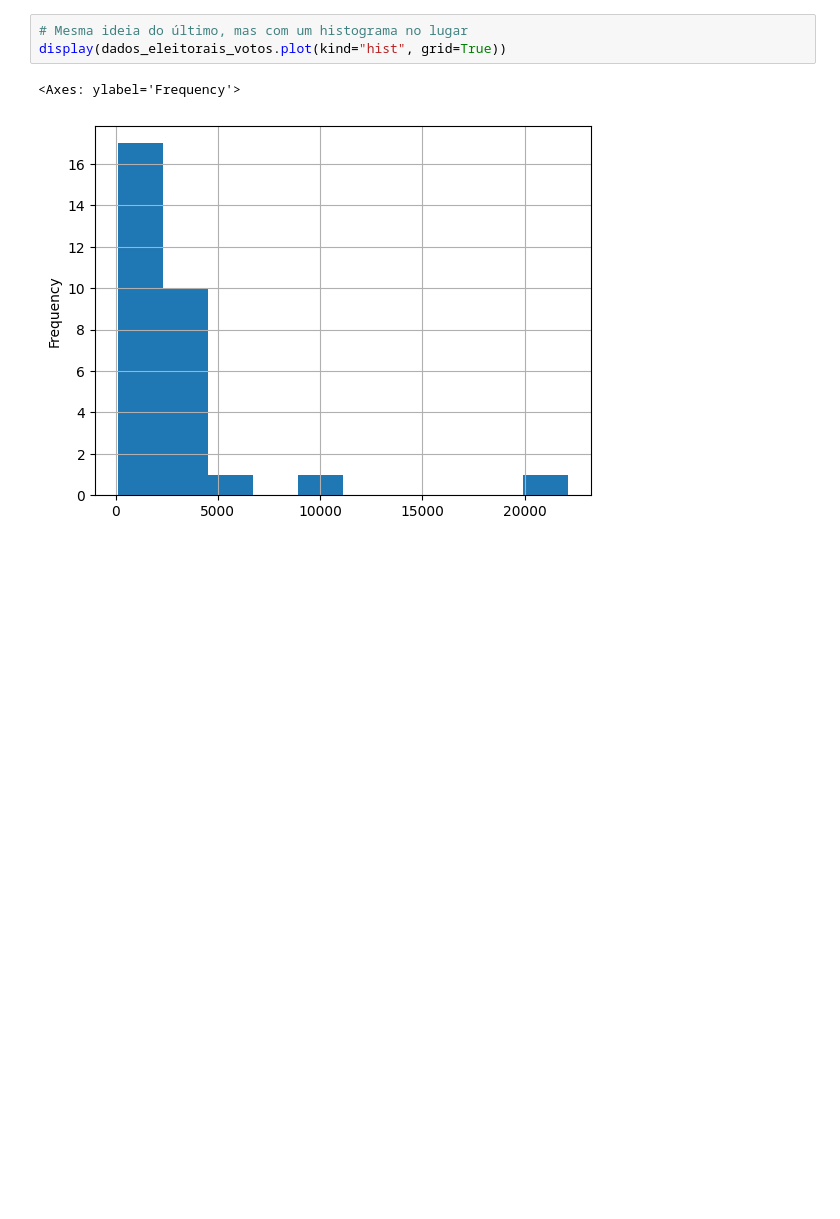
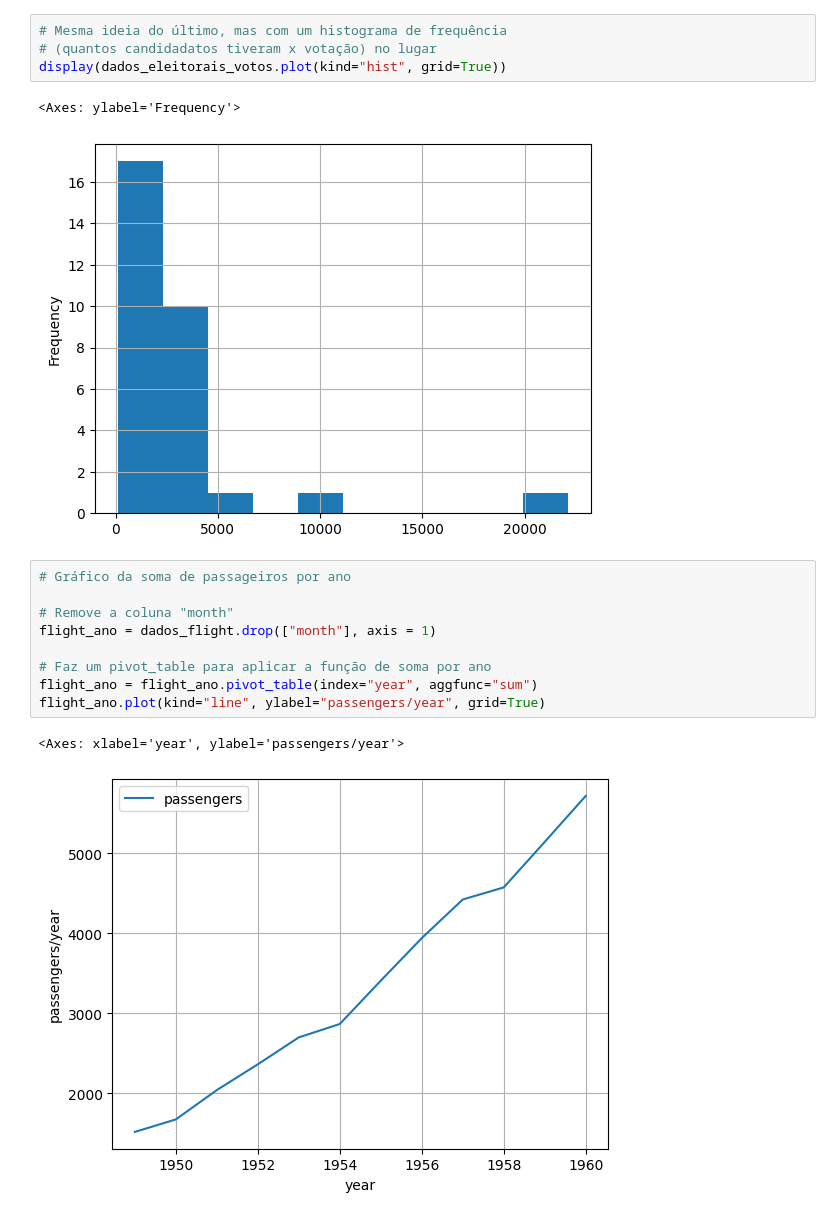
Before and after one commit to LeonardoVS-dev/Fundamentos, a Jupyter notebook: graphs.ipynb, the cells around one changed output. Saved outputs shown, nothing was run; the diff lists cells and outputs as text; blank space fills up the shorter version.

```diff
--- a/graphs.ipynb
+++ b/graphs.ipynb
@@ -42,6 +43,19 @@ display(dados_eleitorais_votos.plot(kind="barh", grid=True))
 # %%
-# Mesma ideia do último, mas com um histograma no lugar
+# Mesma ideia do último, mas com um histograma de frequência
+# (quantos candidadatos tiveram x votação) no lugar
 display(dados_eleitorais_votos.plot(kind="hist", grid=True))
 # %% [output]
 <Axes: ylabel='Frequency'>
 [figure]
+# %%
+# Gráfico da soma de passageiros por ano
+
+# Remove a coluna "month"
+flight_ano = dados_flight.drop(["month"], axis = 1)
+
+# Faz um pivot_table para aplicar a função de soma por ano
+flight_ano = flight_ano.pivot_table(index="year", aggfunc="sum")
+flight_ano.plot(kind="line", ylabel="passengers/year", grid=True)
+# %% [output]
+<Axes: xlabel='year', ylabel='passengers/year'>
+[figure, added]
```
Also changed, not shown: parts of 4 cells of this notebook.
